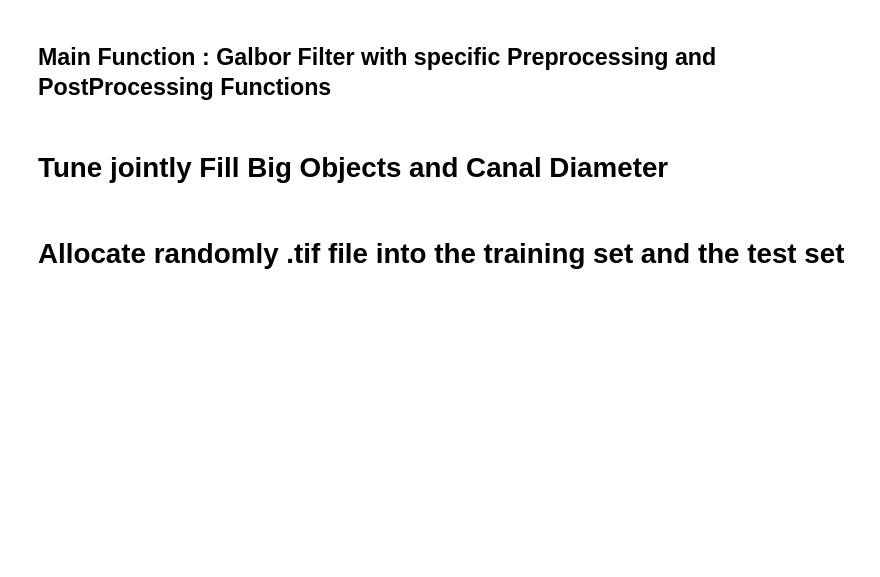
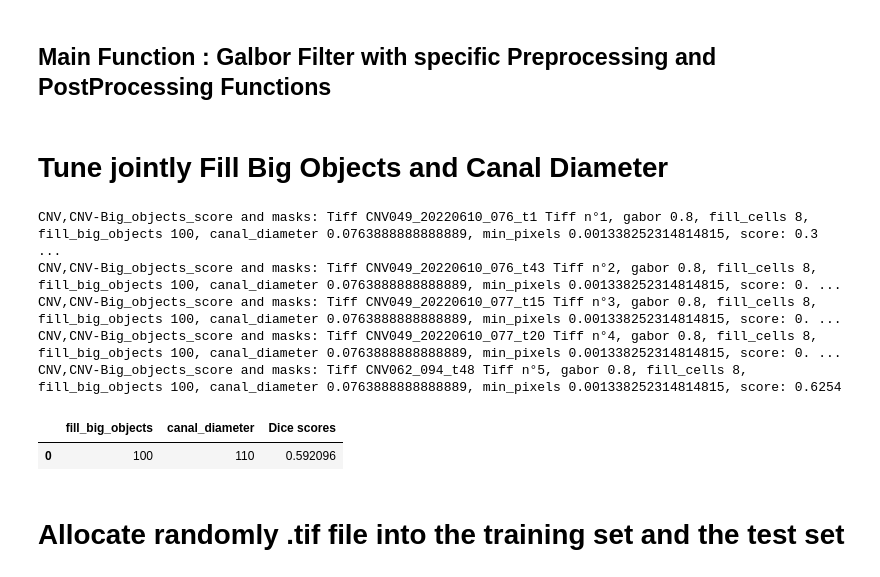
Before and after one commit to CNguyenVigouroux/organoid_tracking, a Jupyter notebook: Notebook_Aaron7.ipynb, the cells around one changed output. Drawn from its saved outputs; the diff is of its cells as text; code cells hidden in the pictures; blank space fills up the shorter version.

Commit message:
Aaron8 added

```diff
--- a/Notebook_Aaron7.ipynb
+++ b/Notebook_Aaron7.ipynb
@@ -38,7 +38,7 @@ from tqdm.notebook import tqdm
 ## Main Function : Galbor Filter with specific Preprocessing and PostProcessing Functions
 # %%
 
-def create_masks(file_dir,image_files_name,mask_files_name,gabor_parameter,fill_cells,experiment_name='CNV',save_predicted_mask=True,compute_score=True,ratio_first_thresh=300/(1920*1440),ratio_small_object_thresh=3700/(1920*1440),ratio_thresh_big_objects=30000/(1920*1440),ratio_canal_diameter=100/1440, fill_big_objects=7 ):
+def create_masks(file_dir,image_files_name,mask_files_name,gabor_parameter,fill_cells,experiment_name='CNV',save_predicted_mask=True,compute_score=True,ratio_first_thresh=300/(1920*1440),ratio_small_object_thresh=3700/(1920*1440),ratio_thresh_big_objects=30000/(1920*1440),ratio_canal_diameter=110/1440, fill_big_objects=6 ):
 
     experiment_types_dir = [  "".join([file_dir,'/',f]) for f in natsorted(os.listdir(file_dir)) if experiment_name in f]
 
@@ -110,7 +110,7 @@ def create_masks(file_dir,image_files_name,mask_files_name,gabor_parameter,fill_
                     score_experiment[sequence] = score_sequence
                 l=l+1
                 if compute_score :
-                    print("".join([os.path.basename(type_dir),',',condition,': Tiff ',str(os.path.basename(sequence).replace(".tif", " ")),'segmented (Tiff n°', str(l) ,'), gabor param ',str(gabor_parameter), ', fill param ', str(fill_cells), ', score: ', str(round(score_sequence, 4)) ]))
+                    print("".join([os.path.basename(type_dir),',',condition,': Tiff ',str(os.path.basename(sequence).replace(".tif", " ")),'Tiff n°', str(l) ,', gabor ',str(gabor_parameter), ', fill_cells ', str(fill_cells), ', fill_big_objects ',str(fill_big_objects), ', canal_diameter ',str(ratio_canal_diameter), ', min_pixels ',str(ratio_small_object_thresh), ', score: ', str(round(score_sequence, 4)) ]))
     if compute_score :
         return score_experiment
 # %%
@@ -125,12 +125,24 @@ create_masks(file_dir,image_files_name,mask_files_name,gabor_parameter=0.78,fill
 # %% [markdown]
 # Tune jointly Fill Big Objects and Canal Diameter
 # %%
-hyperparameter_candidates = [[5,107],[5,108],[5,109],[5,110],[7,107],[7,108],[7,109],[7,110],[9,107],[9,108],[9,109],[9,110],[11,107],[11,108],[11,109],[11,110]]
+file_dir = '/Users/clemence/Documents_Clémence/Analysis/Tracking algorithm/Tracking-seg_Aaron-Gus_CNV/To run' # change this into your own path
+image_files_name = 'Source images'
+mask_files_name = 'Masks'
 
-dice_score_pixels_nb = list(map(lambda x: [x[0],x[1],np.array(list(create_masks(file_dir,image_files_name,mask_files_name,gabor_parameter=0.79,fill_cells=8,fill_big_objects=x[0],ratio_canal_diameter=x[1]/1440,save_predicted_mask=False).values())).mean() ] , hyperparameter_candidates))
+hyperparameter_candidates = [[100,110]]
+
+dice_score_pixels_nb = list(map(lambda x: [x[0],x[1],np.array(list(create_masks(file_dir,image_files_name,mask_files_name,gabor_parameter=0.8,fill_cells=8,fill_big_objects=x[0],ratio_canal_diameter=x[1]/1440,save_predicted_mask=False).values())).mean() ] , hyperparameter_candidates))
 dice_score_pixels_nb=pd.DataFrame(dice_score_pixels_nb)
-dice_score_pixels_nb.columns = ['fill_big_objects', 'canal_diameter', 'Min_pixels', 'Dice scores']
+dice_score_pixels_nb.columns = ['fill_big_objects', 'canal_diameter', 'Dice scores']
 dice_score_pixels_nb
+# %% [output]
+CNV,CNV-Big_objects_score and masks: Tiff CNV049_20220610_076_t1 Tiff n°1, gabor 0.8, fill_cells 8, fill_big_objects 100, canal_diameter 0.0763888888888889, min_pixels 0.001338252314814815, score: 0.3 ...
+CNV,CNV-Big_objects_score and masks: Tiff CNV049_20220610_076_t43 Tiff n°2, gabor 0.8, fill_cells 8, fill_big_objects 100, canal_diameter 0.0763888888888889, min_pixels 0.001338252314814815, score: 0. ...
+CNV,CNV-Big_objects_score and masks: Tiff CNV049_20220610_077_t15 Tiff n°3, gabor 0.8, fill_cells 8, fill_big_objects 100, canal_diameter 0.0763888888888889, min_pixels 0.001338252314814815, score: 0. ...
+CNV,CNV-Big_objects_score and masks: Tiff CNV049_20220610_077_t20 Tiff n°4, gabor 0.8, fill_cells 8, fill_big_objects 100, canal_diameter 0.0763888888888889, min_pixels 0.001338252314814815, score: 0. ...
+CNV,CNV-Big_objects_score and masks: Tiff CNV062_094_t48 Tiff n°5, gabor 0.8, fill_cells 8, fill_big_objects 100, canal_diameter 0.0763888888888889, min_pixels 0.001338252314814815, score: 0.6254
+|  | fill_big_objects | canal_diameter | Dice scores |
+| 0 | 100 | 110 | 0.592096 |
 # %% [markdown]
 # Allocate randomly .tif file into the training set and the test set
 # %%
```
Also changed, not shown: parts of 1 cell of this notebook, 1 other file.
